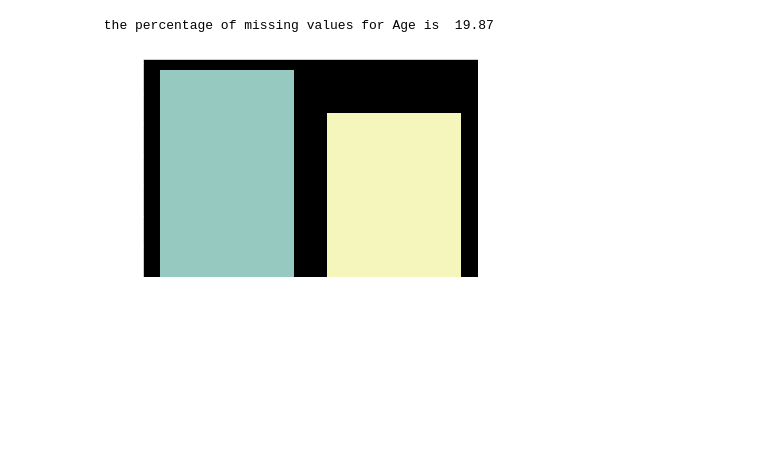
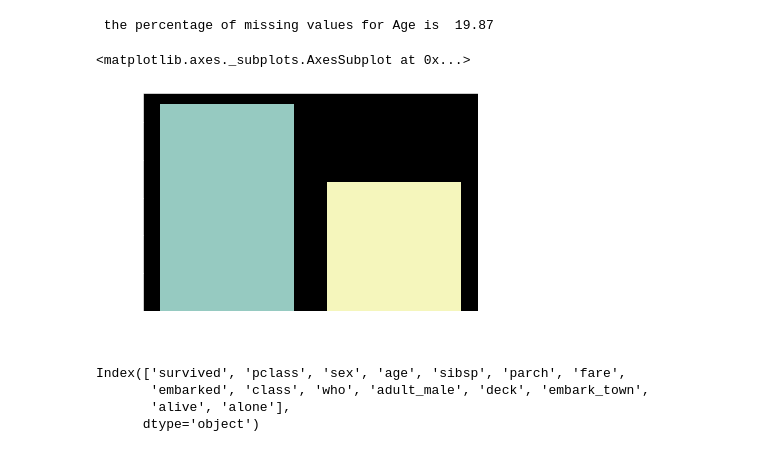
Before and after one commit to kwabena55/ML-Crash-Course, a Jupyter notebook: 08.Exploratory Data Analysis.ipynb, the cells around one changed output. Saved outputs shown, nothing was run; the diff lists cells and outputs as text; code cells hidden in the pictures; blank space fills up the shorter version.

```diff
--- a/08.Exploratory Data Analysis.ipynb
+++ b/08.Exploratory Data Analysis.ipynb
@@ -126,7 +126,14 @@ print(f" the percentage of missing values for Age is  {round((a/b) * 100 ,2)}")
  the percentage of missing values for Age is  19.87
 # %%
 #Making a count plot of all features
-for i in df.columns:
-    sns.countplot(df[i])
+sns.countplot(df["survived"])
 # %% [output]
+<matplotlib.axes._subplots.AxesSubplot at 0x...>
-[figure, old version]
+[figure, new version]
+# %%
+df.columns
+# %% [output]
+Index(['survived', 'pclass', 'sex', 'age', 'sibsp', 'parch', 'fare',
+       'embarked', 'class', 'who', 'adult_male', 'deck', 'embark_town',
+       'alive', 'alone'],
+      dtype='object')
```
Also changed, not shown: parts of 1 cell of this notebook.
